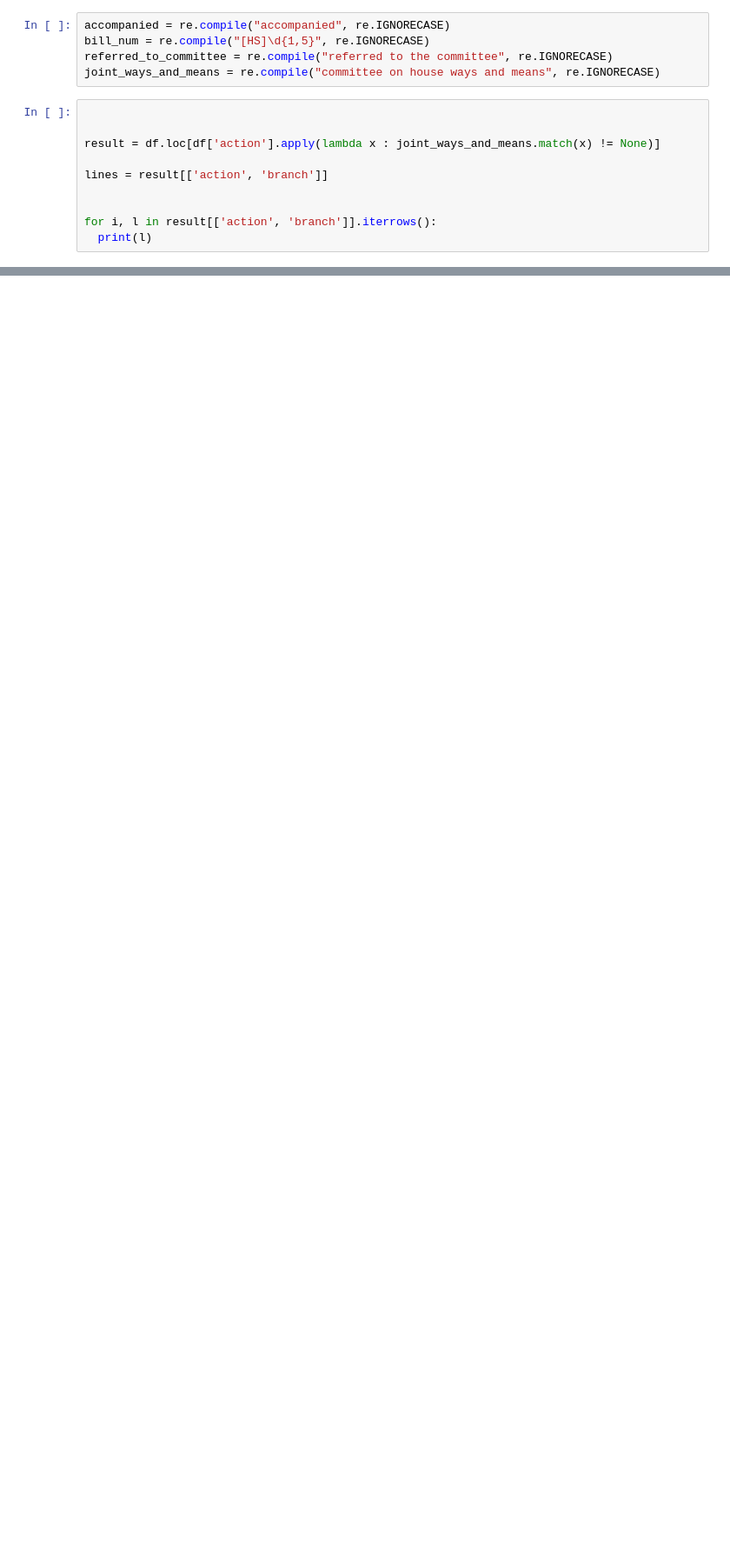
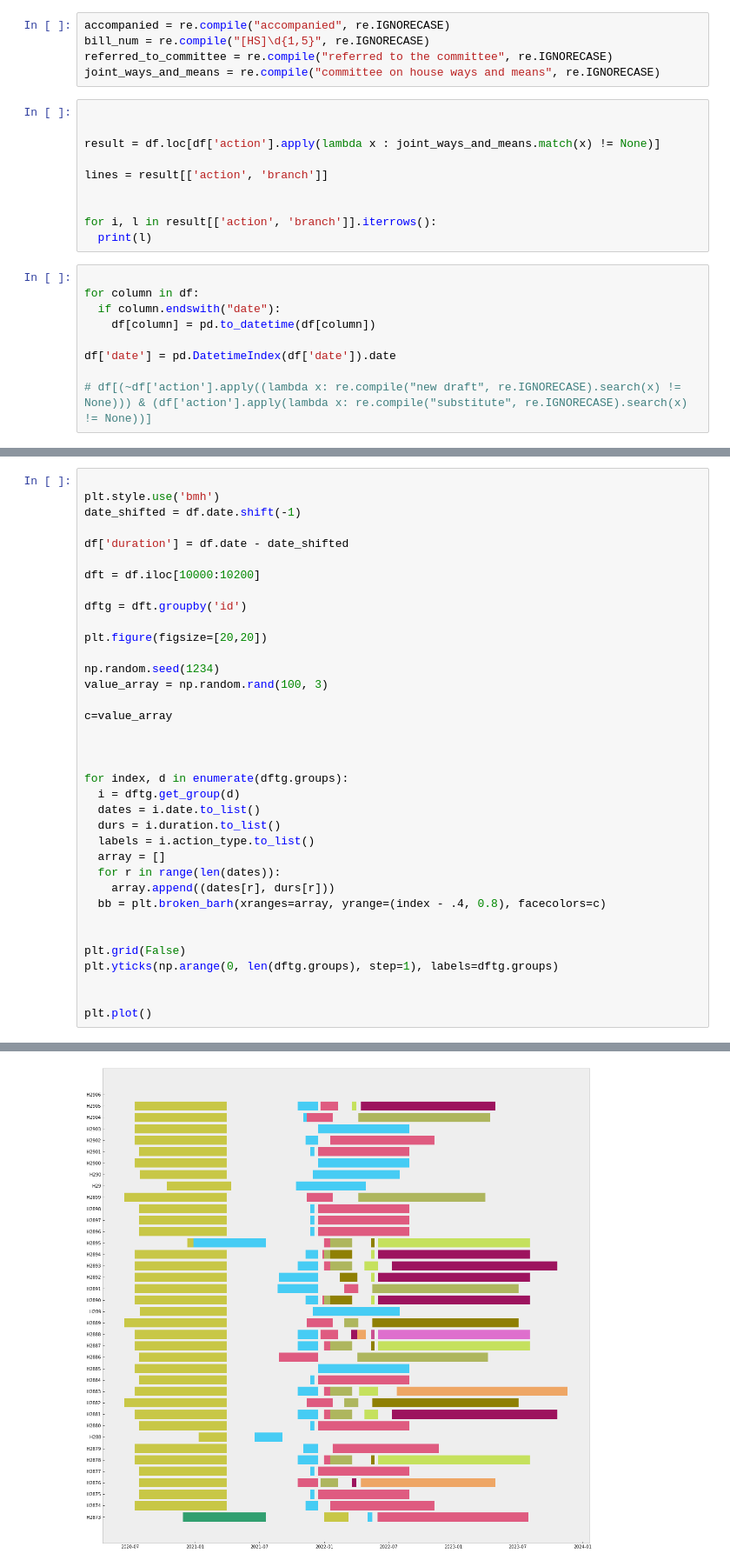
Before and after one commit to sashamaryl/advocacy-maps, a Jupyter notebook: analysis/notebooks/status_date_counts.ipynb, the cells around one changed output, grey strips where cells are left out. Shown at 87% size. Cells and saved outputs as stored; diff of their text form; blank space fills up the shorter version.

```diff
--- a/analysis/notebooks/status_date_counts.ipynb
+++ b/analysis/notebooks/status_date_counts.ipynb
@@ -24,3 +28,12 @@ lines = result[['action', 'branch']]
 
 for i, l in result[['action', 'branch']].iterrows():
   print(l)
+# %%
+
+for column in df:
+  if column.endswith("date"):
+    df[column] = pd.to_datetime(df[column])
+
+df['date'] = pd.DatetimeIndex(df['date']).date
+
+# df[(~df['action'].apply((lambda x: re.compile("new draft", re.IGNORECASE).search(x) != None))) & (df['action'].apply(lambda x: re.compile("substitute", re.IGNORECASE).search(x) != None))]
@@ -26,0 +111,37 @@ for i, l in result[['action', 'branch']].iterrows():
+# %%
+
+plt.style.use('bmh')
+date_shifted = df.date.shift(-1)
+
+df['duration'] = df.date - date_shifted
+
+dft = df.iloc[10000:10200]
+
+dftg = dft.groupby('id')
+
+plt.figure(figsize=[20,20])
+
+np.random.seed(1234)
+value_array = np.random.rand(100, 3)
+
+c=value_array
+
+
+
+for index, d in enumerate(dftg.groups):
+  i = dftg.get_group(d)
+  dates = i.date.to_list()
+  durs = i.duration.to_list()
+  labels = i.action_type.to_list()
+  array = []
+  for r in range(len(dates)):
+    array.append((dates[r], durs[r]))
+  bb = plt.broken_barh(xranges=array, yrange=(index - .4, 0.8), facecolors=c)
+
+
+plt.grid(False)
+plt.yticks(np.arange(0, len(dftg.groups), step=1), labels=dftg.groups)
+
+
+plt.plot()
+# %% [output]
@@ -26,0 +149 @@ for i, l in result[['action', 'branch']].iterrows():
+[figure, added]
```
Also changed, not shown: parts of 5 cells of this notebook, 16 other files.
